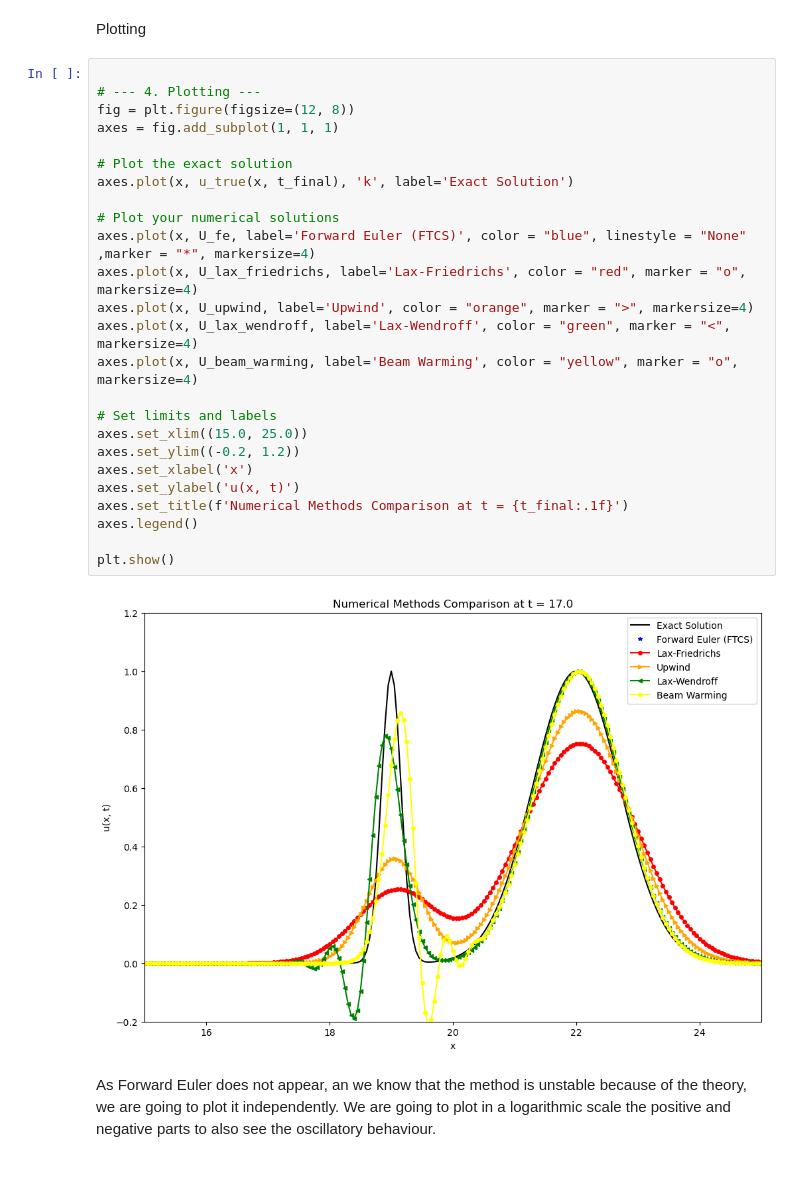
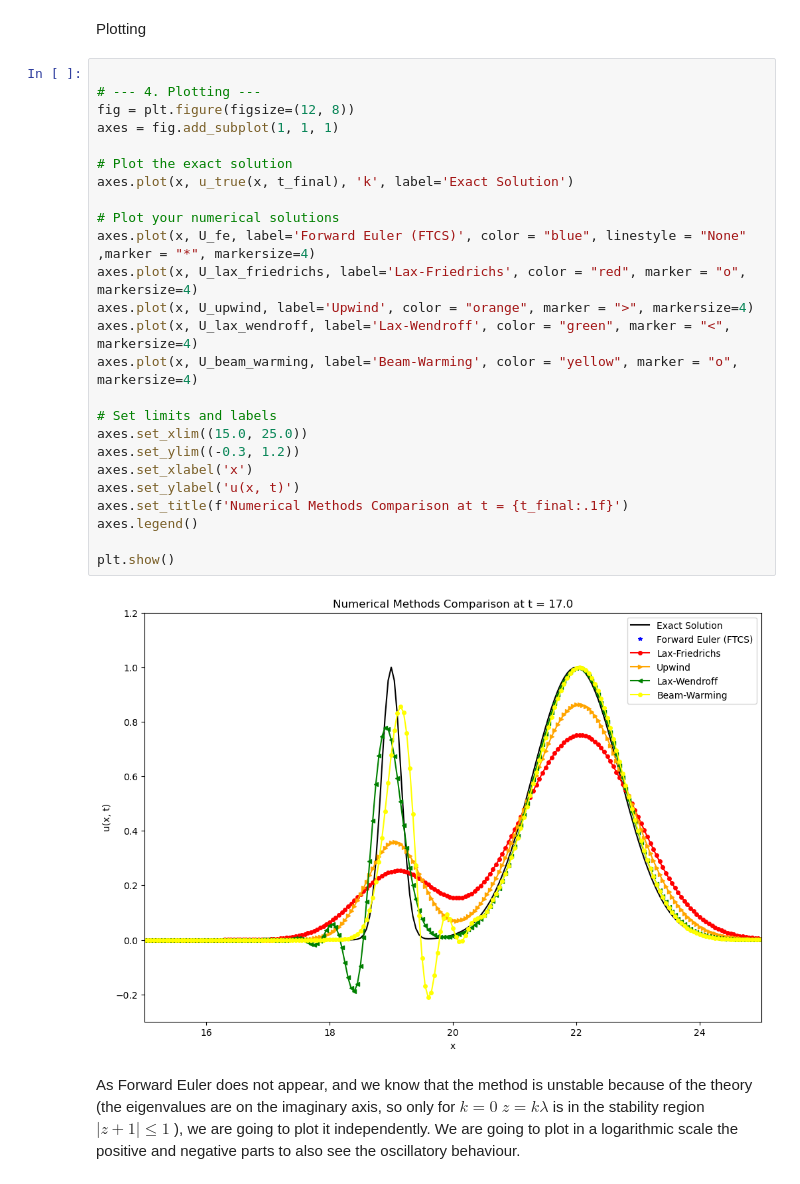
Before and after one commit to joseantoniopenamulero-sys/Computational_Technics, a Jupyter notebook: For Lab 3/07_hyperbolic_PDEs_students_task JOSE.ipynb, the cells around one changed output. Saved outputs shown, nothing was run; the diff lists cells and outputs as text.

```diff
--- a/For Lab 3/07_hyperbolic_PDEs_students_task JOSE.ipynb
+++ b/For Lab 3/07_hyperbolic_PDEs_students_task JOSE.ipynb
@@ -216,32 +216,32 @@ Plotting
 # %%
 
 # --- 4. Plotting ---
 fig = plt.figure(figsize=(12, 8))
 axes = fig.add_subplot(1, 1, 1)
 
 # Plot the exact solution
 axes.plot(x, u_true(x, t_final), 'k', label='Exact Solution')
 
 # Plot your numerical solutions
 axes.plot(x, U_fe, label='Forward Euler (FTCS)', color = "blue", linestyle = "None" ,marker = "*", markersize=4)
 axes.plot(x, U_lax_friedrichs, label='Lax-Friedrichs', color = "red", marker = "o", markersize=4)
 axes.plot(x, U_upwind, label='Upwind', color = "orange", marker = ">", markersize=4)
 axes.plot(x, U_lax_wendroff, label='Lax-Wendroff', color = "green", marker = "<", markersize=4)
-axes.plot(x, U_beam_warming, label='Beam Warming', color = "yellow", marker = "o", markersize=4)
+axes.plot(x, U_beam_warming, label='Beam-Warming', color = "yellow", marker = "o", markersize=4)
 
 # Set limits and labels
 axes.set_xlim((15.0, 25.0))
-axes.set_ylim((-0.2, 1.2))
+axes.set_ylim((-0.3, 1.2))
 axes.set_xlabel('x')
 axes.set_ylabel('u(x, t)')
 axes.set_title(f'Numerical Methods Comparison at t = {t_final:.1f}')
 axes.legend()
 
 plt.show()
 # %% [output]
-[figure, old version]
+[figure, new version]
 # %% [markdown]
-As Forward Euler does not appear, an we know that the method is unstable because of the theory, we are going to plot it independently. We are going to plot in a logarithmic scale the positive and negative parts to also see the oscillatory behaviour.
+As Forward Euler does not appear, and we know that the method is unstable because of the theory (the eigenvalues are on the imaginary axis, so only for $k = 0$ $z = k \lambda$ is in the stability region $| z+1 | \leq 1$ ), we are going to plot it independently. We are going to plot in a logarithmic scale the positive and negative parts to also see the oscillatory behaviour.
 # %%
 
 # Nos limitamos al intervalo
```
Also changed, not shown: parts of 3 cells of this notebook, 2 other files.
